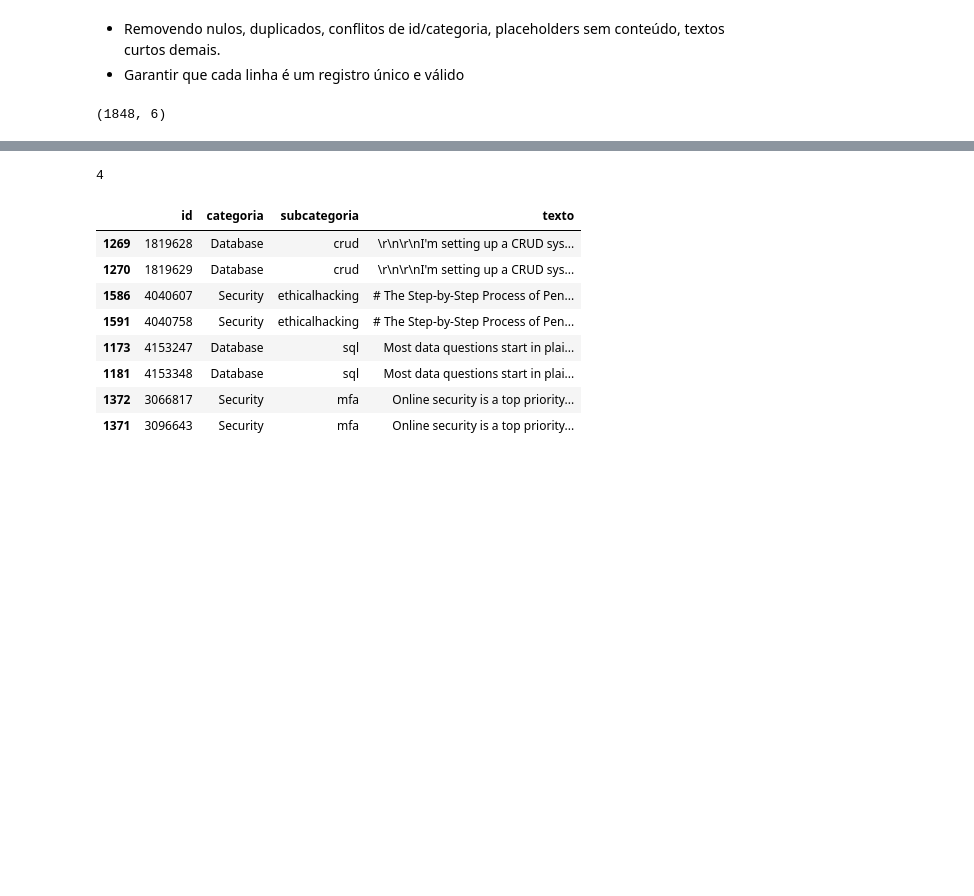
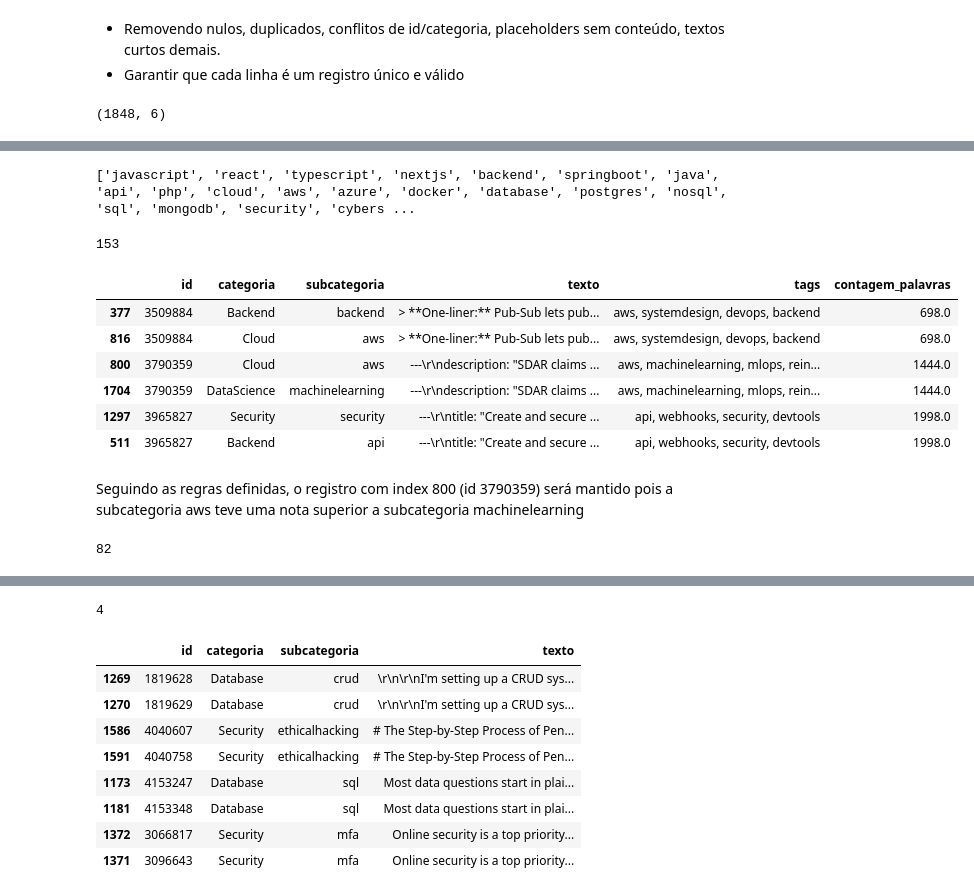
Before and after one commit to No-Country-simulation/g9-br-techmind-team10, a Jupyter notebook: datascience/notebooks/04_limpeza_dados.ipynb, the cells around one changed output, grey strips where cells are left out. Drawn from its saved outputs; the diff is of its cells as text; code cells hidden in the pictures; blank space fills up the shorter version.

```diff
--- a/datascience/notebooks/04_limpeza_dados.ipynb
+++ b/datascience/notebooks/04_limpeza_dados.ipynb
@@ -593,5 +644,0 @@ df_clean.shape
-# %%
-# Removendo registros com id, categoria e texto iguais
-df_clean = df_clean.sort_values('id').drop_duplicates(subset=['id', 'categoria', 'texto'], keep='first')
-
-df_clean.shape
@@ -599,0 +656,7 @@ df_clean.shape
+# %%
+# Filtra subcategorias dos conflitos
+subcategorias_conflito = df[df['id'].isin(ids_conflito)]['subcategoria'].unique().tolist()
+
+print(subcategorias_conflito)
+# %% [output]
+['javascript', 'react', 'typescript', 'nextjs', 'backend', 'springboot', 'java', 'api', 'php', 'cloud', 'aws', 'azure', 'docker', 'database', 'postgres', 'nosql', 'sql', 'mongodb', 'security', 'cybers ...
@@ -599,0 +695,19 @@ df_clean.shape
+# %%
+# Filtra registros com conflito
+df_conflitos = df_clean[df_clean['id'].isin(ids_conflito)].sort_values('id')
+len(df_conflitos)
+# %% [output]
+153
+# %%
+# Visualizando conflitos antes da remoção
+df_conflitos.head(6)
+# %% [output]
+|  | id | categoria | subcategoria | texto | tags | contagem_palavras |
+| 377 | 3509884 | Backend | backend | > **One-liner:** Pub-Sub lets pub... | aws, systemdesign, devops, backend | 698.0 |
+| 816 | 3509884 | Cloud | aws | > **One-liner:** Pub-Sub lets pub... | aws, systemdesign, devops, backend | 698.0 |
+| 800 | 3790359 | Cloud | aws | ---\r\ndescription: "SDAR claims ... | aws, machinelearning, mlops, rein... | 1444.0 |
+| 1704 | 3790359 | DataScience | machinelearning | ---\r\ndescription: "SDAR claims ... | aws, machinelearning, mlops, rein... | 1444.0 |
+| 1297 | 3965827 | Security | security | ---\r\ntitle: "Create and secure ... | api, webhooks, security, devtools | 1998.0 |
+| 511 | 3965827 | Backend | api | ---\r\ntitle: "Create and secure ... | api, webhooks, security, devtools | 1998.0 |
+# %% [markdown]
+Seguindo as regras definidas, o registro com index 800 (id 3790359) será mantido pois a subcategoria aws teve uma nota superior a subcategoria machinelearning
@@ -599,0 +777,6 @@ df_clean.shape
+# %%
+# DataFrames finais
+df_removidos = pd.DataFrame(registros_removidos)[colunas_originais]
+len(df_removidos)
+# %% [output]
+82
```
Also changed, not shown: parts of 71 cells of this notebook.
